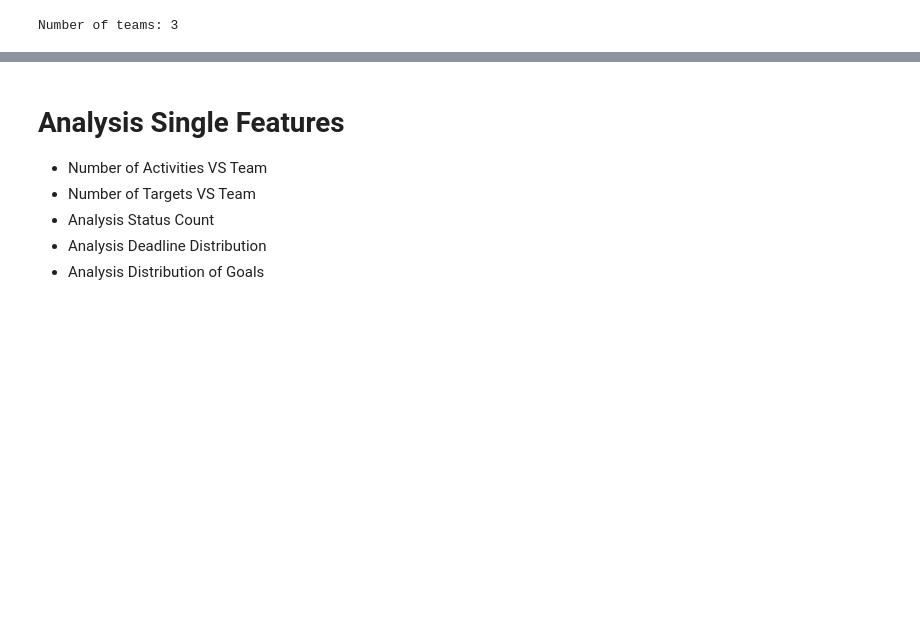
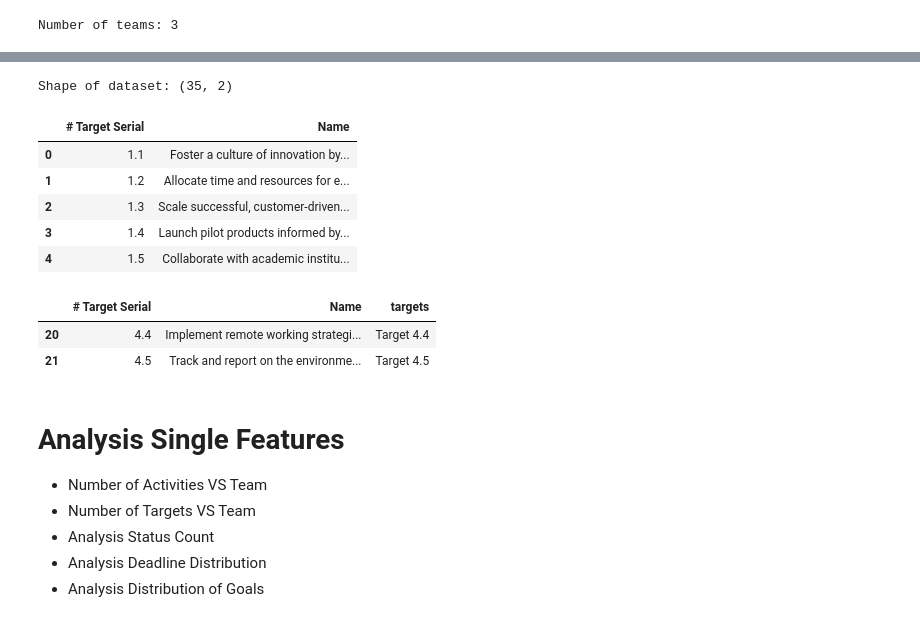
Before and after one commit to FaisalAhmedBijoy/wrong-side-vehicle-automatic-license-plate-detection, a Jupyter notebook: Exploratory_Data_Analysis_(EDA)_on_SBP_2025_Business_Automation.ipynb, the cells around one changed output, grey strips where cells are left out. Drawn from its saved outputs; the diff is of its cells as text; code cells hidden in the pictures; blank space fills up the shorter version.

Commit message:
Solve the top 10 target list

```diff
--- a/Exploratory_Data_Analysis_(EDA)_on_SBP_2025_Business_Automation.ipynb
+++ b/Exploratory_Data_Analysis_(EDA)_on_SBP_2025_Business_Automation.ipynb
@@ -167,3 +155,27 @@ df.head()
+# %%
+target_df = pd.read_excel(excel_path,sheet_name='Target List')
+
+print("Shape of dataset:", target_df.shape)
+target_df.head()
+# %% [output]
+Shape of dataset: (35, 2)
+|  | # Target Serial | Name |
+| 0 | 1.1 | Foster a culture of innovation by... |
+| 1 | 1.2 | Allocate time and resources for e... |
+| 2 | 1.3 | Scale successful, customer-driven... |
+| 3 | 1.4 | Launch pilot products informed by... |
+| 4 | 1.5 | Collaborate with academic institu... |
+# %%
+# Filter rows where 'Target Name' is NOT in target_df['Name'] and create a copy
+remaining_df = target_df[~target_df['Name'].isin(df['Target Name'])].copy()
+
+# Add the 'targets' column safely
+remaining_df['targets'] = 'Target ' + remaining_df['# Target Serial'].astype(str)
+remaining_df
+# %% [output]
+|  | # Target Serial | Name | targets |
+| 20 | 4.4 | Implement remote working strategi... | Target 4.4 |
+| 21 | 4.5 | Track and report on the environme... | Target 4.5 |
 # %% [markdown]
 # Analysis Single Features
 - Number of Activities VS Team
```
Also changed, not shown: parts of 30 cells of this notebook.
